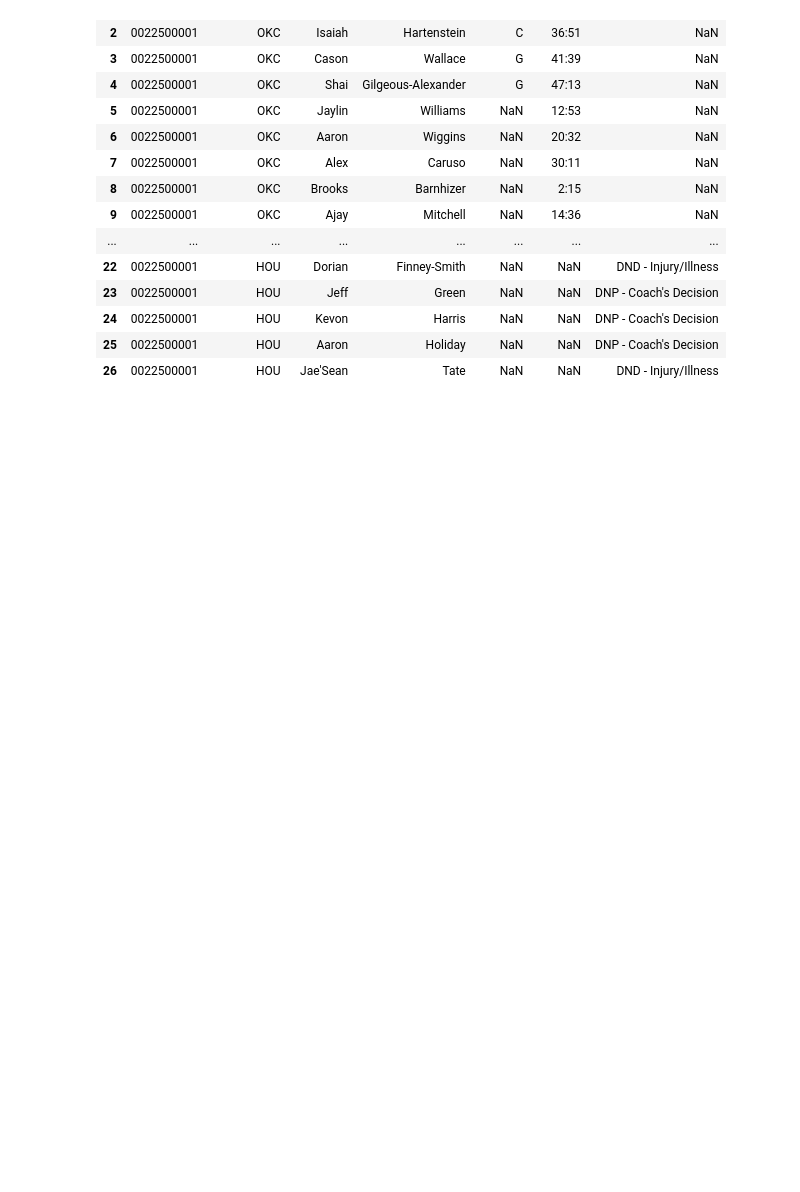
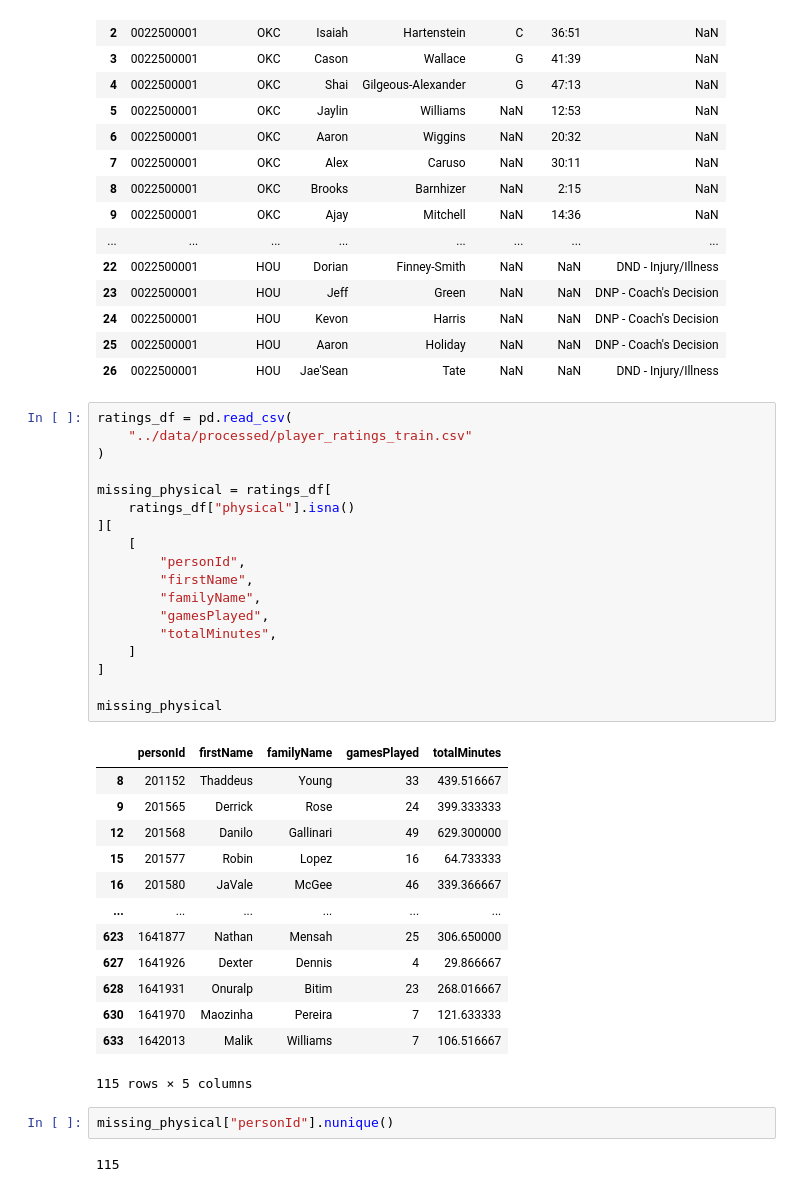
Before and after one commit to Team-Zhao/nba-ai-simulator, a Jupyter notebook: notebooks/player_data.ipynb, the cells around one changed output. Cells and saved outputs as stored; diff of their text form; blank space fills up the shorter version.

Commit message:
Merged training data and fixed missing physical attrubutes

```diff
--- a/notebooks/player_data.ipynb
+++ b/notebooks/player_data.ipynb
@@ -506,3 +506,39 @@ player_games_df[
 | 24 | 0022500001 | HOU | Kevon | Harris | NaN | NaN | DNP - Coach's Decision |
 | 25 | 0022500001 | HOU | Aaron | Holiday | NaN | NaN | DNP - Coach's Decision |
 | 26 | 0022500001 | HOU | Jae'Sean | Tate | NaN | NaN | DND - Injury/Illness |
+# %%
+ratings_df = pd.read_csv(
+    "../data/processed/player_ratings_train.csv"
+)
+
+missing_physical = ratings_df[
+    ratings_df["physical"].isna()
+][
+    [
+        "personId",
+        "firstName",
+        "familyName",
+        "gamesPlayed",
+        "totalMinutes",
+    ]
+]
+
+missing_physical
+# %% [output]
+|  | personId | firstName | familyName | gamesPlayed | totalMinutes |
+| 8 | 201152 | Thaddeus | Young | 33 | 439.516667 |
+| 9 | 201565 | Derrick | Rose | 24 | 399.333333 |
+| 12 | 201568 | Danilo | Gallinari | 49 | 629.300000 |
+| 15 | 201577 | Robin | Lopez | 16 | 64.733333 |
+| 16 | 201580 | JaVale | McGee | 46 | 339.366667 |
+| ... | ... | ... | ... | ... | ... |
+| 623 | 1641877 | Nathan | Mensah | 25 | 306.650000 |
+| 627 | 1641926 | Dexter | Dennis | 4 | 29.866667 |
+| 628 | 1641931 | Onuralp | Bitim | 23 | 268.016667 |
+| 630 | 1641970 | Maozinha | Pereira | 7 | 121.633333 |
+| 633 | 1642013 | Malik | Williams | 7 | 106.516667 |
+115 rows × 5 columns
+# %%
+missing_physical["personId"].nunique()
+# %% [output]
+115
```
Also changed, not shown: 8 other files.
